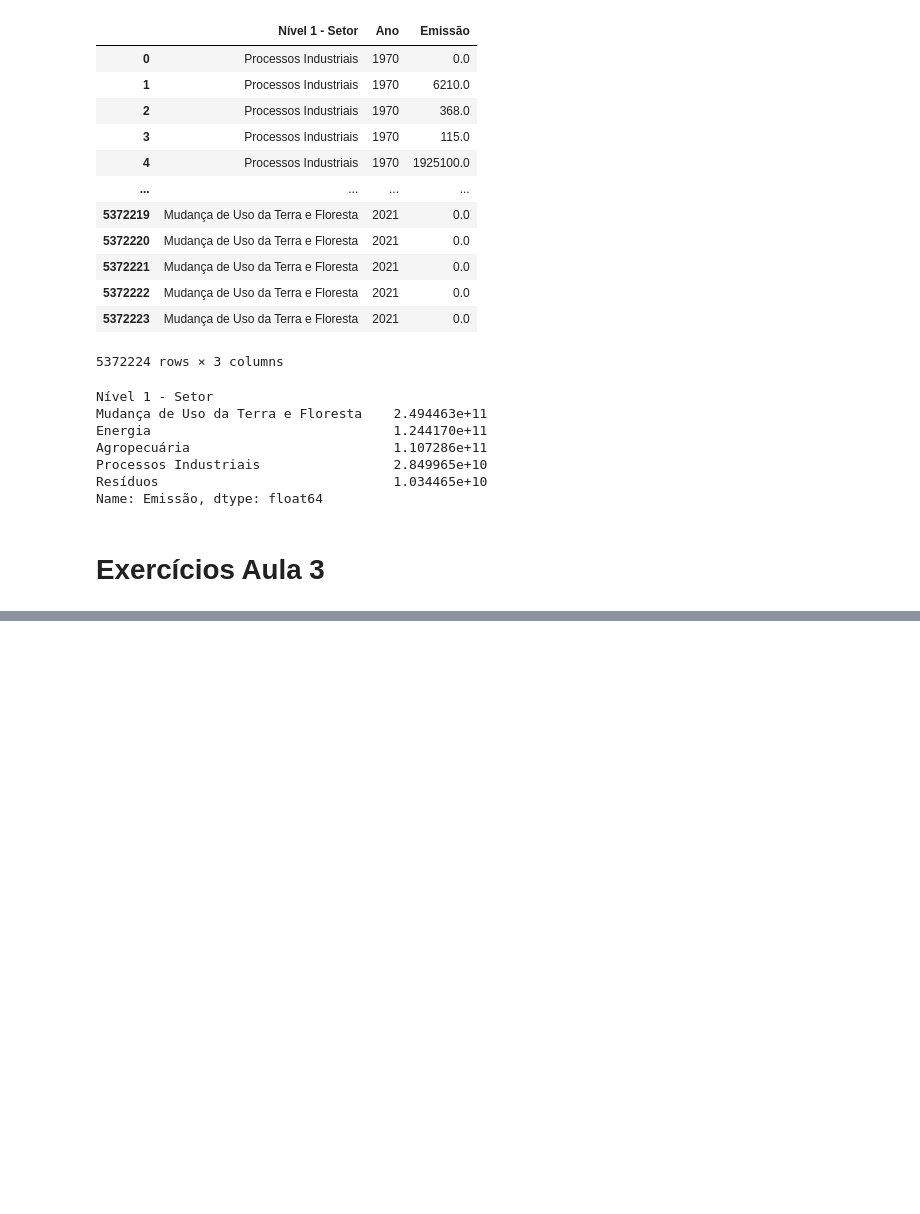
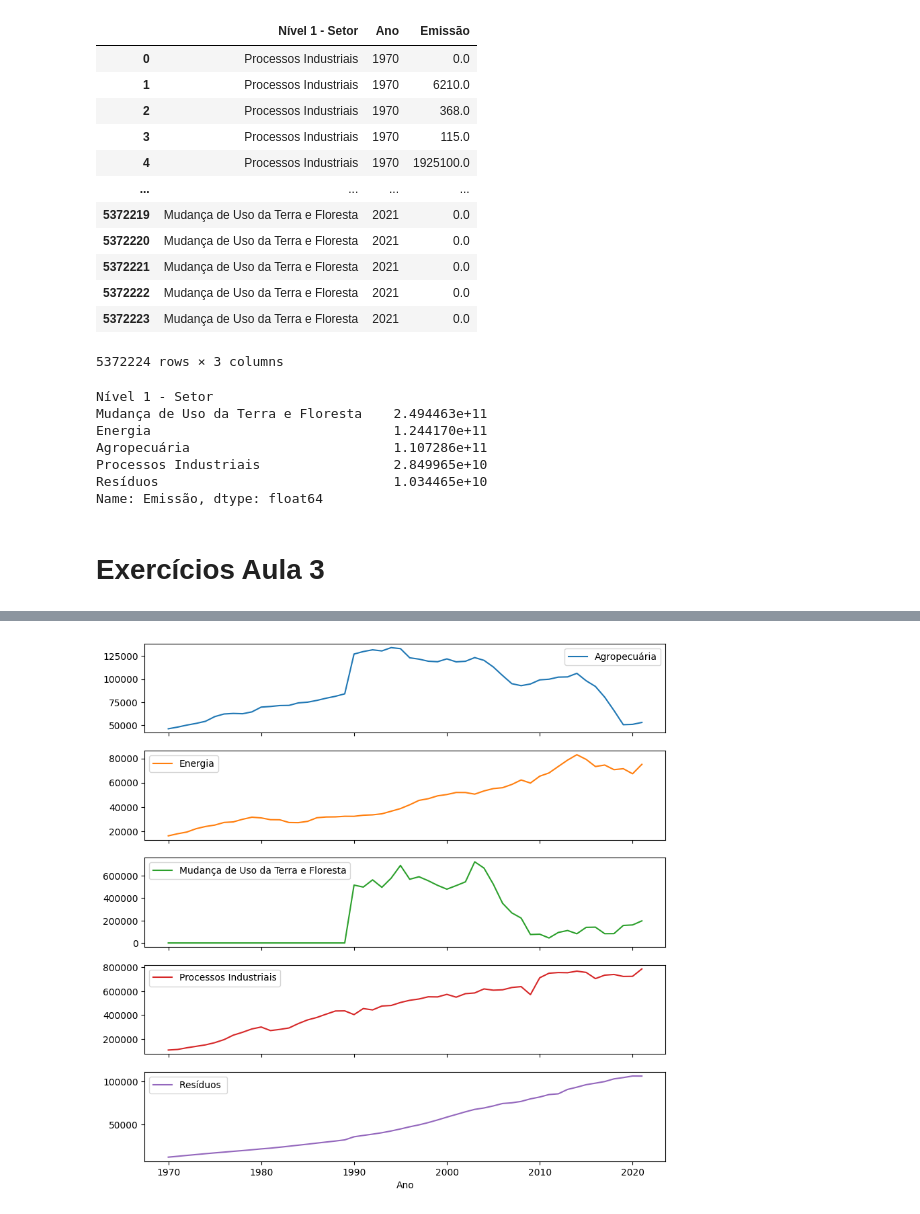
Before and after one commit to tavianu/Aulas-Alura, a Jupyter notebook: Pandas selecionando e agrupando dados/Pandas selecionando e agrupando dados/Pandas selecionando e agrupando dados/Exercícios.ipynb, the cells around one changed output, grey strips where cells are left out. Cells and saved outputs as stored; diff of their text form; code cells hidden in the pictures; blank space fills up the shorter version.

```diff
--- a/Pandas selecionando e agrupando dados/Pandas selecionando e agrupando dados/Pandas selecionando e agrupando dados/Exercícios.ipynb
+++ b/Pandas selecionando e agrupando dados/Pandas selecionando e agrupando dados/Pandas selecionando e agrupando dados/Exercícios.ipynb
@@ -141,3 +141,6 @@ Resíduos                              1.034465e+10
 Name: Emissão, dtype: float64
 # %% [markdown]
 # Exercícios Aula 3
+# %%
+emissoes_setor_ano = emissoes_por_ano.pivot_table(index = "Ano", columns = "Nível 1 - Setor", values = "Emissão", aggfunc= "mean")
+emissoes_setor_ano
@@ -143,0 +166,4 @@ Name: Emissão, dtype: float64
+# %%
+emissoes_setor_ano.plot(subplots = True, figsize = (10,10));
+# %% [output]
+[figure, added]
```
Also changed, not shown: parts of 6 cells of this notebook, 2 other files.
